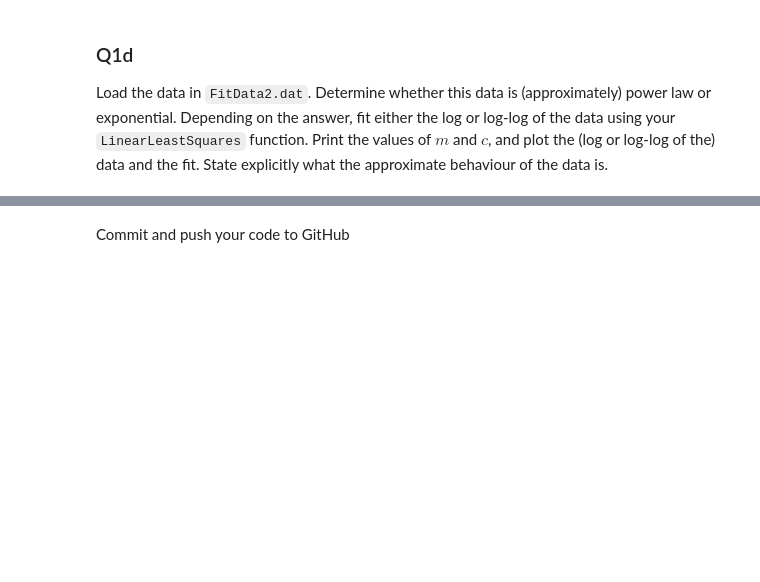
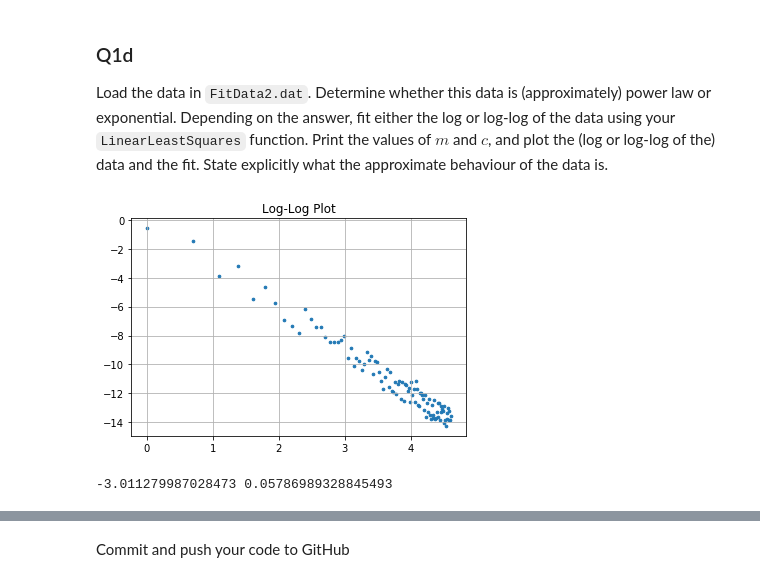
Before and after one commit to darraghburke1/ACM20030-Assignments, a Jupyter notebook: Assignment-3.ipynb, the cells around one changed output, grey strips where cells are left out. Saved outputs shown, nothing was run; the diff lists cells and outputs as text; code cells hidden in the pictures; blank space fills up the shorter version.

```diff
--- a/Assignment-3.ipynb
+++ b/Assignment-3.ipynb
@@ -69,3 +123,22 @@ Load the data in `FitData1.dat` and fit the data using your `LinearLeastSquares`
 # %% [markdown]
 ### Q1d
 Load the data in `FitData2.dat`. Determine whether this data is (approximately) power law or exponential. Depending on the answer, fit either the log or log-log of the data using your `LinearLeastSquares` function. Print the values of $m$ and $c$, and plot the (log or log-log of the) data and the fit. State explicitly what the approximate behaviour of the data is.
+# %%
+data2 = np.loadtxt("FitData2.dat")
+xe = data2[:,0]
+ye = data2[:,1]
+#plt.yscale('log')
+#plt.xscale('log')
+plt.scatter(np.log(xe),np.log(ye), s = 7)
+plt.grid(True)
+plt.title("Log-Log Plot")
+plt.show()
+# %% [output]
+[figure, added]
+# %%
+linear_data = np.log(data2)
+ml = LinearLeastSquares(linear_data)[0]
+cl = LinearLeastSquares(linear_data)[1]
+print(ml,cl)
+# %% [output]
+-3.011279987028473 0.05786989328845493
```
Also changed, not shown: parts of 7 cells of this notebook, 2 other files.
